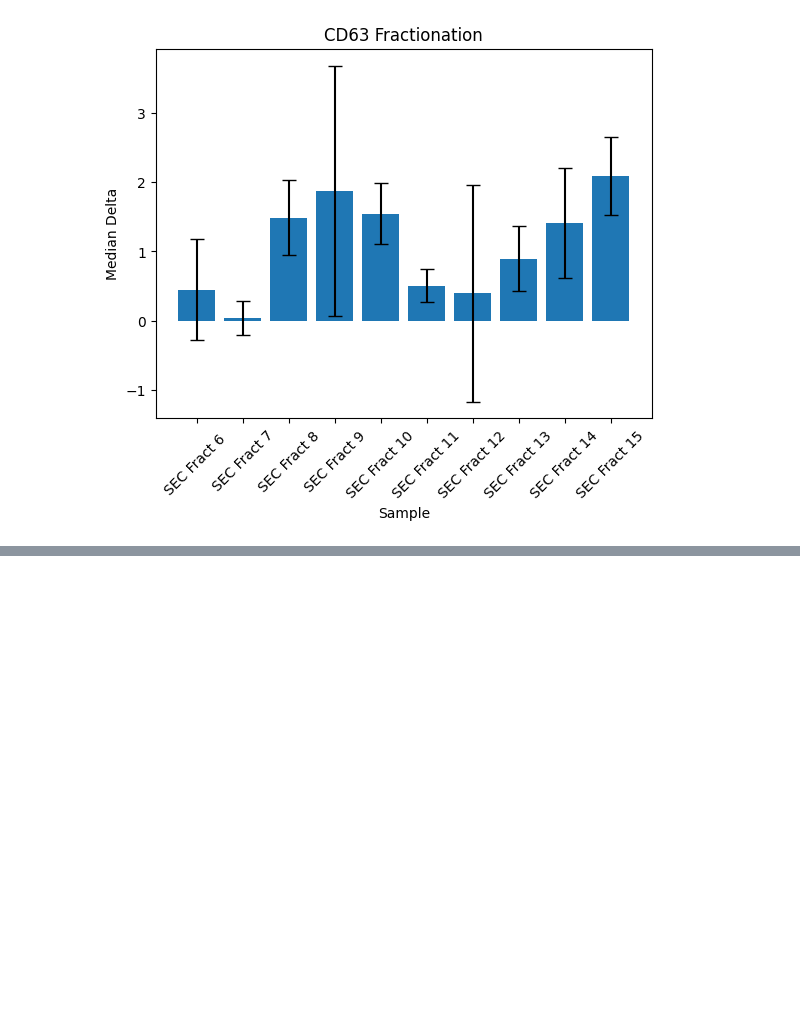
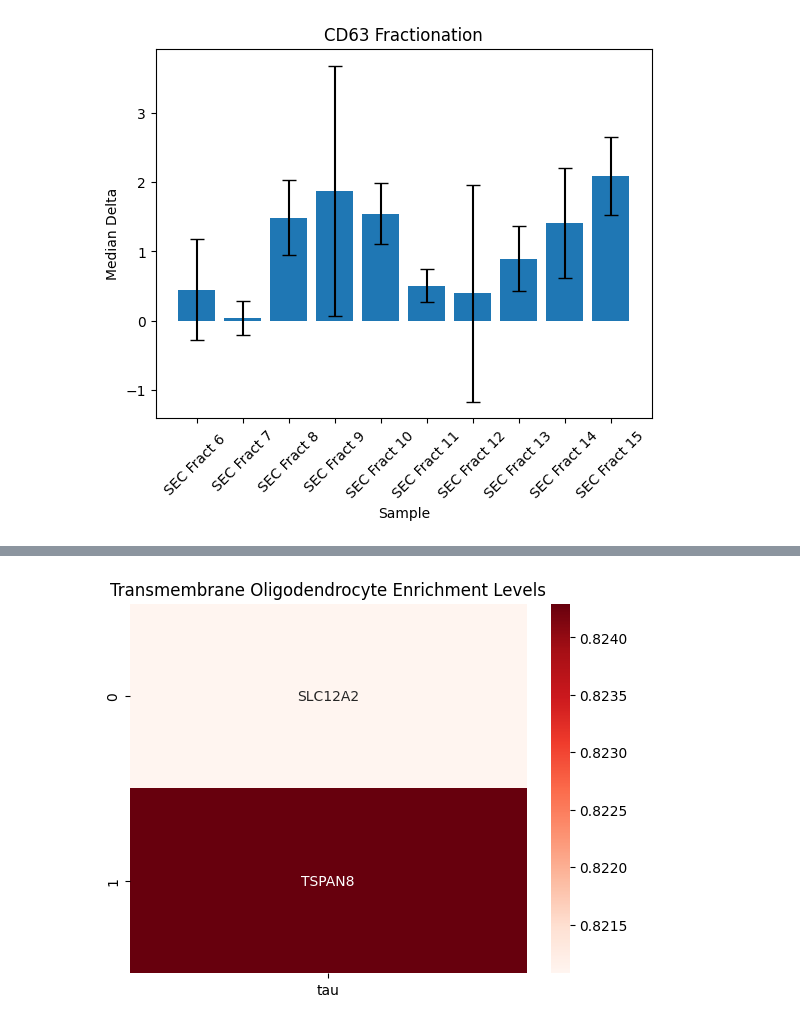
Before and after one commit to Walt-Lab/bdev_mass_spec, a Jupyter notebook: 10_analysis.ipynb, the cells around one changed output, grey strips where cells are left out. Cells and saved outputs as stored; diff of their text form; code cells hidden in the pictures; blank space fills up the shorter version.

```diff
--- a/10_analysis.ipynb
+++ b/10_analysis.ipynb
@@ -951,17 +767,14 @@ def identify_fractionation_pattern_cell_type_specific_targets(
          - 'microglia': microglia cells
          - 'oligodendrocyte': oligodendrocytes
          - 'neuron': neurons
-    'specificity_metric': {
-        'tsi',
-        'zscore',
-        'spm',
-        'js_specificity'
-    }
+    'specificity_metric': {'tsi', 'zscore', 'spm', 'tau', 'gini', 'hg'}
         Individualized metric of determining cell type specificity requested. Options:
         - 'tsi': tissue specificity index
-        - 'z-score': z-score
+        - 'zscore': z-score
         - 'spm': specificity measure
-        - 'js_specificity': jensen-shannon specificity
+        - 'tau': tau index
+        - 'gini' : gini coefficient
+        - 'hg' : entropy of a gene's expression distribution
     'specificity_cutoff' : numeric
         Numeric value representing the minimum value of the second enrichment cutoff.
     'high_fractions' : list of strings
@@ -975,7 +788,7 @@ def identify_fractionation_pattern_cell_type_specific_targets(
             - 'ad': samples from individuals diagnosed with Alzheimer's Disease (AD)
             - 'mci': samples from individuals diagnosed with mild cognitive imapirment that has not yet progressed to AD
             - 'mci_spectrum': samples from individuals diagnosed with mild cognitive impairment and samples from individuals that have been diagnosed with AD
-    'mean_median_individual' : {'mean', 'median', 'individual'}
+    'mean_median_individual' : {'mean', 'median', 'individual', 'individual_median', 'individual_mean'}
         How the groups of samples should be analyzed. Options:
             - 'mean': the means of each fraction should be compared against each other
             - 'median': the medians of each fraction should be compared against each other
@@ -1522,0 +1227,15 @@ plt.show()
+# %%
+# transmembrane oligodendrocyte graph
+tm_oligodendrocyte_df = expression_data[expression_data.index.isin(tm_oligodendrocyte)]
+tm_oligodendrocyte_tau = tm_oligodendrocyte_df.apply(calculate_tau, axis = 1).reset_index()
+tm_oligodendrocyte_tau.columns = ["uniprot_ids", "tau"]
+
+tm_oligodendrocyte_tau.at[0, "uniprot_ids"] = "SLC12A2"
+tm_oligodendrocyte_tau.at[1, "uniprot_ids"] = "TSPAN8"
+
+cmap = sns.color_palette("Reds", as_cmap = True)
+ax = sns.heatmap(tm_oligodendrocyte_tau[["tau"]], annot = tm_oligodendrocyte_tau[["uniprot_ids"]], fmt='', cmap=cmap, cbar=True)
+plt.title('Transmembrane Oligodendrocyte Enrichment Levels')
+plt.show()
+# %% [output]
+[figure, added]
```
Also changed, not shown: parts of 43 cells of this notebook.
